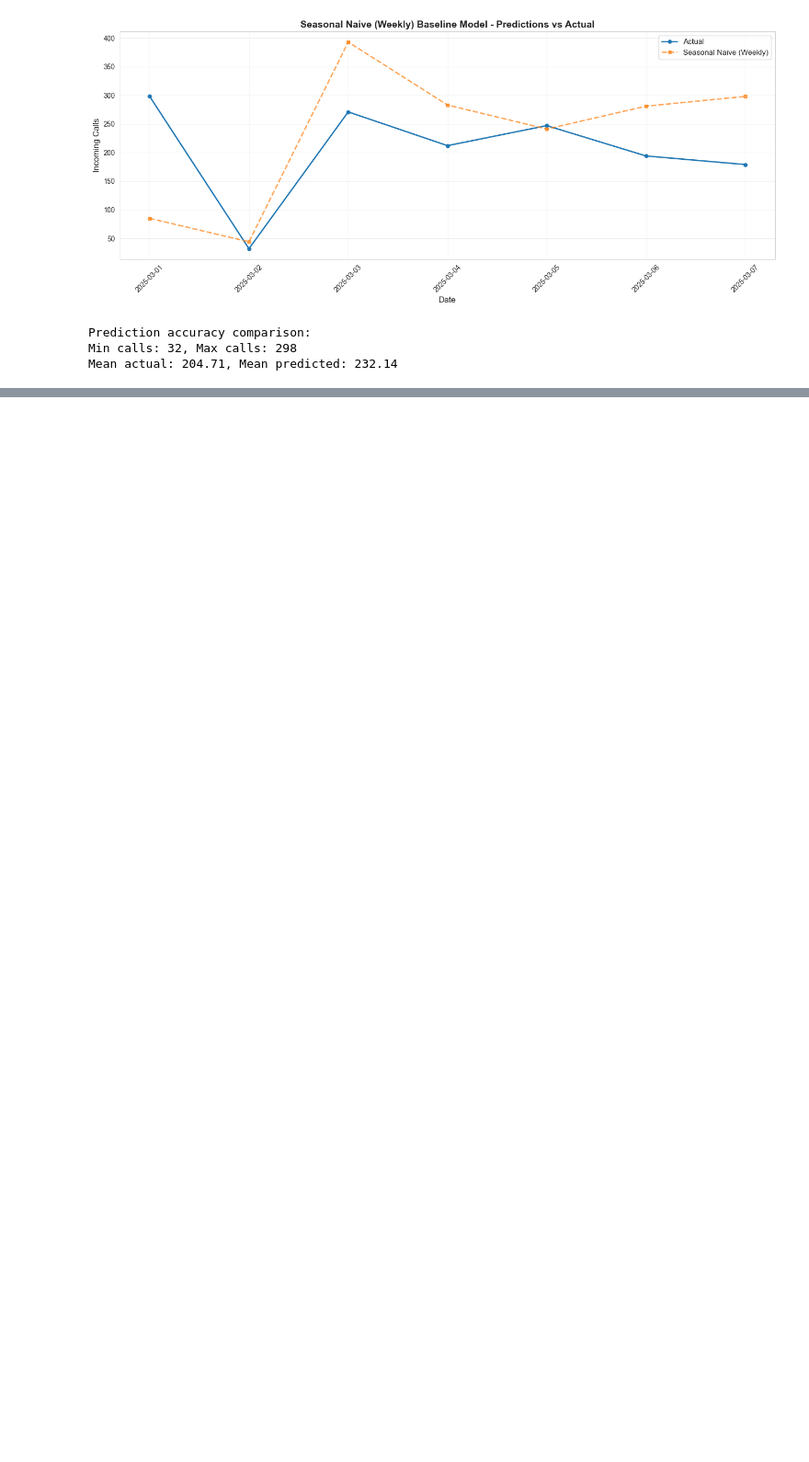
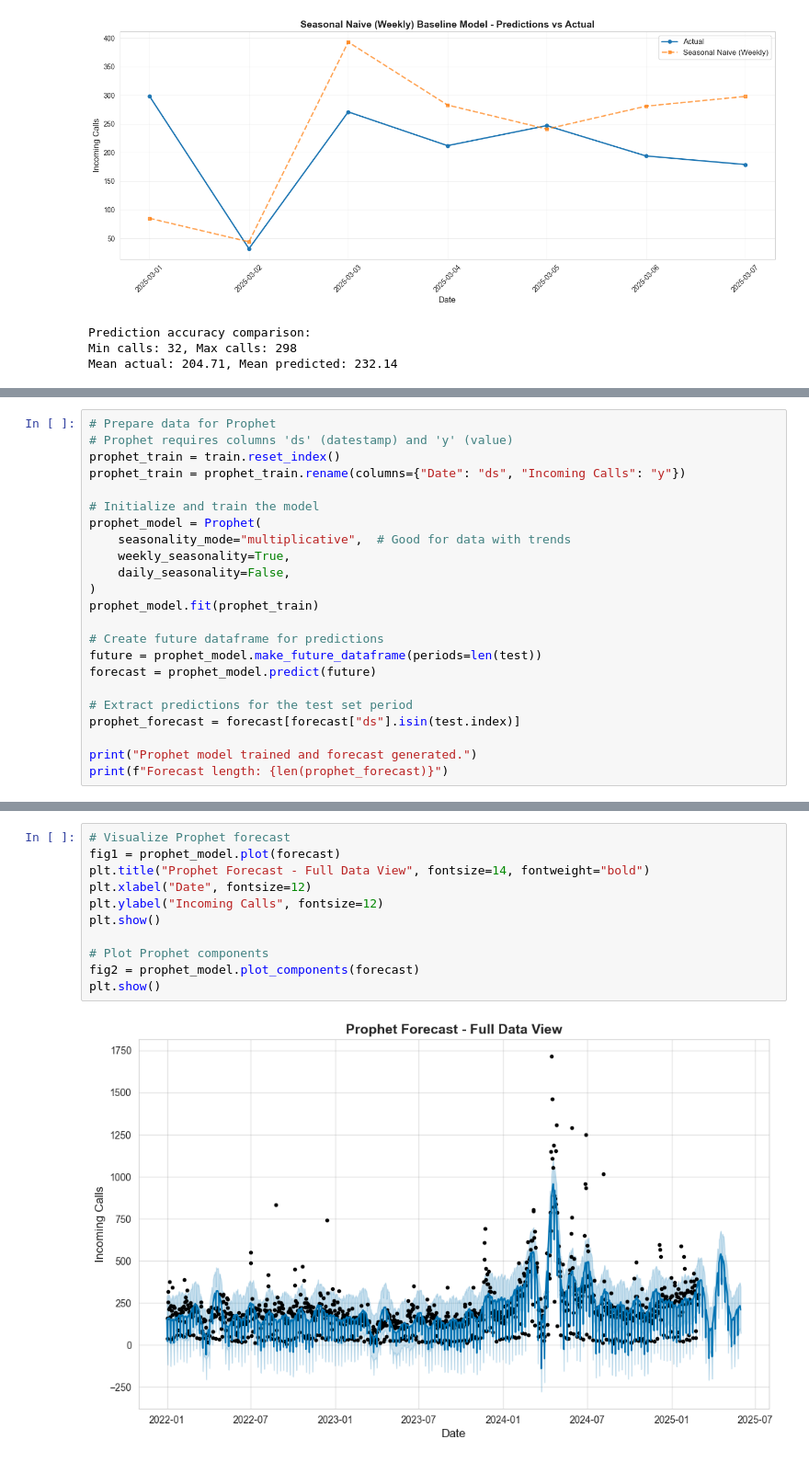
Before and after one commit to UCSD-Intuit-Data-Science-Initiative/UCSD-Intuit-DS-Capstone-project-Jackie, a Jupyter notebook: notebooks/02-model.ipynb, the cells around one changed output, grey strips where cells are left out. Shown at 92% size. Saved outputs shown, nothing was run; the diff lists cells and outputs as text; blank space fills up the shorter version.

```diff
--- a/notebooks/02-model.ipynb
+++ b/notebooks/02-model.ipynb
@@ -149,0 +242,23 @@ Mean actual: 204.71, Mean predicted: 232.14
+# %%
+# Prepare data for Prophet
+# Prophet requires columns 'ds' (datestamp) and 'y' (value)
+prophet_train = train.reset_index()
+prophet_train = prophet_train.rename(columns={"Date": "ds", "Incoming Calls": "y"})
+
+# Initialize and train the model
+prophet_model = Prophet(
+    seasonality_mode="multiplicative",  # Good for data with trends
+    weekly_seasonality=True,
+    daily_seasonality=False,
+)
+prophet_model.fit(prophet_train)
+
+# Create future dataframe for predictions
+future = prophet_model.make_future_dataframe(periods=len(test))
+forecast = prophet_model.predict(future)
+
+# Extract predictions for the test set period
+prophet_forecast = forecast[forecast["ds"].isin(test.index)]
+
+print("Prophet model trained and forecast generated.")
+print(f"Forecast length: {len(prophet_forecast)}")
@@ -149,0 +291,13 @@ Mean actual: 204.71, Mean predicted: 232.14
+# %%
+# Visualize Prophet forecast
+fig1 = prophet_model.plot(forecast)
+plt.title("Prophet Forecast - Full Data View", fontsize=14, fontweight="bold")
+plt.xlabel("Date", fontsize=12)
+plt.ylabel("Incoming Calls", fontsize=12)
+plt.show()
+
+# Plot Prophet components
+fig2 = prophet_model.plot_components(forecast)
+plt.show()
+# %% [output]
+[figure, added]
```
Also changed, not shown: parts of 12 cells of this notebook.
